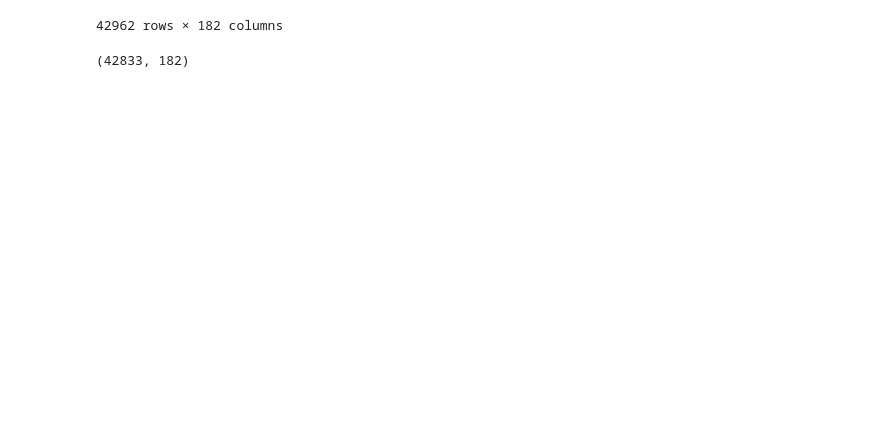
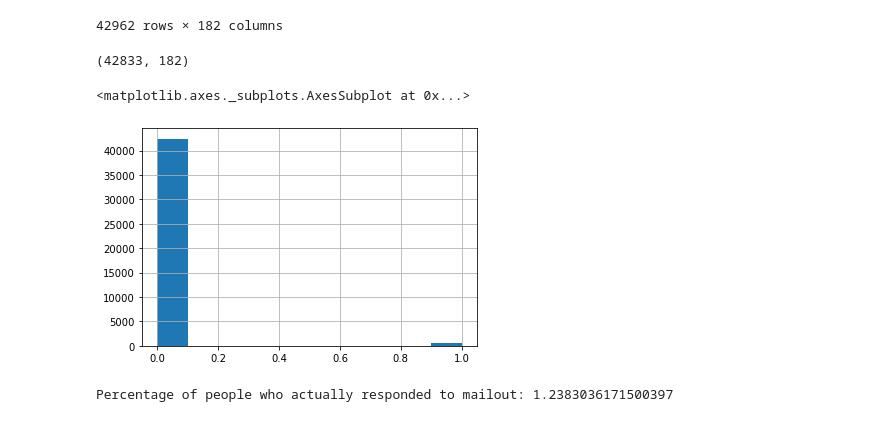
Before and after one commit to itirkaa/Arvato-Customer-Segmentation, a Jupyter notebook: 3_Customer_Aquisition.ipynb, the cells around one changed output. Cells and saved outputs as stored; diff of their text form; code cells hidden in the pictures; blank space fills up the shorter version.

```diff
--- a/3_Customer_Aquisition.ipynb
+++ b/3_Customer_Aquisition.ipynb
@@ -94,0 +115,10 @@ test_.to_pickle(os.path.join(data_dir, 'test_mailout.pkl'))
+# %%
+labels.hist()
+# %% [output]
+<matplotlib.axes._subplots.AxesSubplot at 0x...>
+[figure, added]
+# %%
+pct = 100 * labels.sum() / len(labels)
+print("Percentage of people who actually responded to mailout:", pct)
+# %% [output]
+Percentage of people who actually responded to mailout: 1.2383036171500397
```
Also changed, not shown: parts of 48 cells of this notebook.
